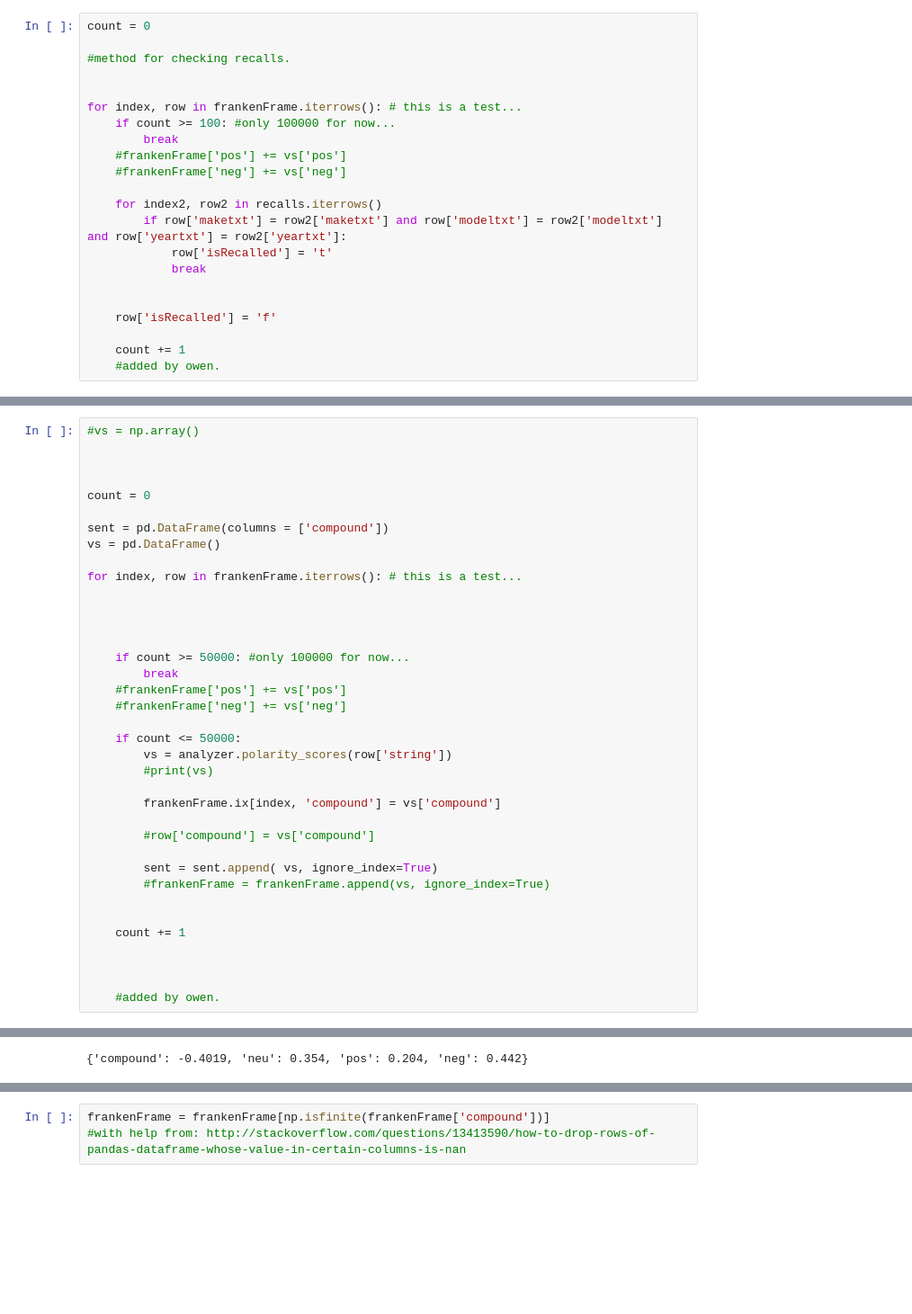
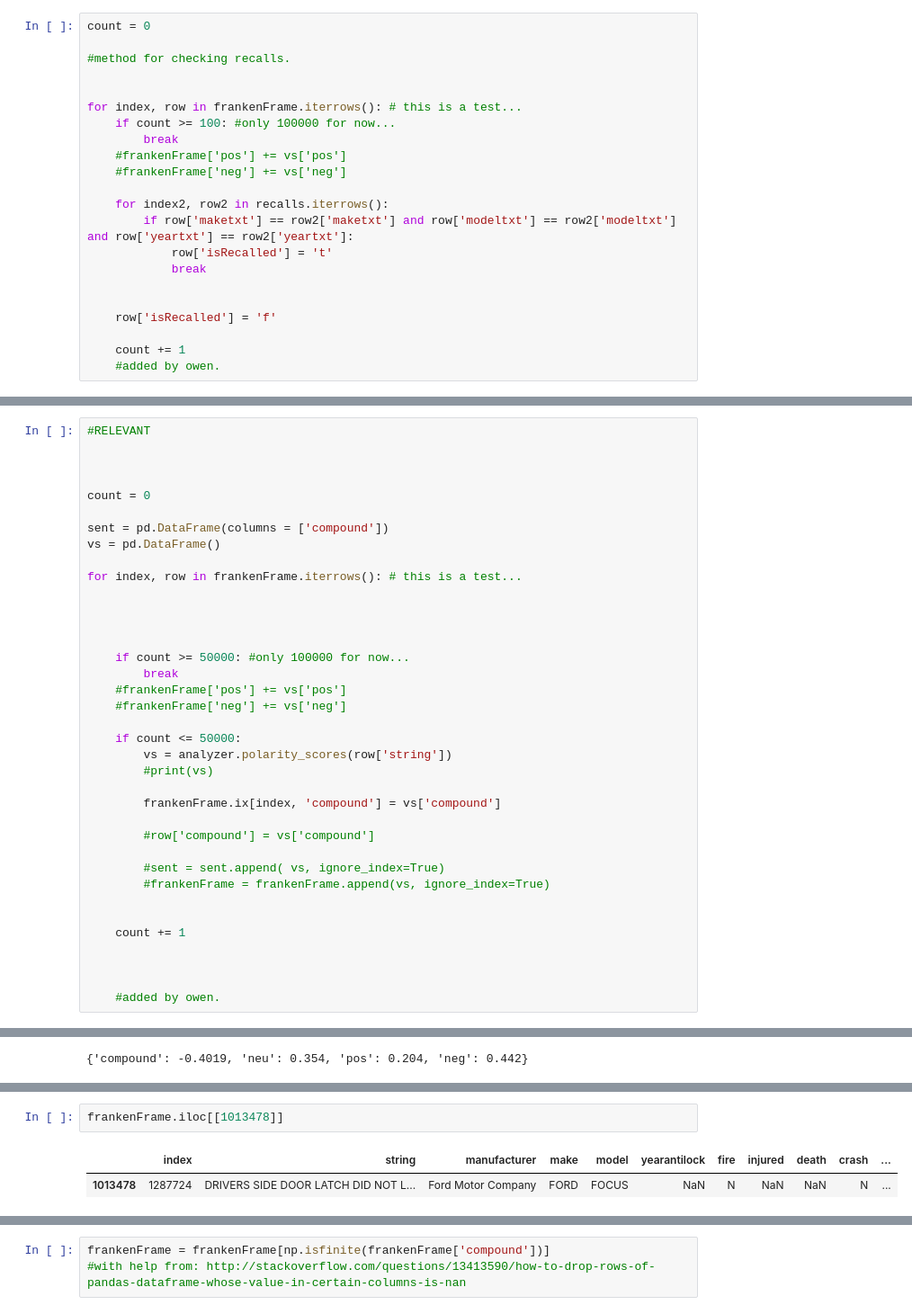
Before and after one commit to bmart847/RecallAnalysis, a Jupyter notebook: cars.ipynb, the cells around one changed output, grey strips where cells are left out. Shown at 90% size. Cells and saved outputs as stored; diff of their text form; blank space fills up the shorter version.

```diff
--- a/cars.ipynb
+++ b/cars.ipynb
@@ -204,8 +208,8 @@ for index, row in frankenFrame.iterrows(): # this is a test...
     #frankenFrame['pos'] += vs['pos']
     #frankenFrame['neg'] += vs['neg']
 
-    for index2, row2 in recalls.iterrows()
-        if row['maketxt'] = row2['maketxt'] and row['modeltxt'] = row2['modeltxt'] and row['yeartxt'] = row2['yeartxt']:
+    for index2, row2 in recalls.iterrows():
+        if row['maketxt'] == row2['maketxt'] and row['modeltxt'] == row2['modeltxt'] and row['yeartxt'] == row2['yeartxt']:
             row['isRecalled'] = 't'
             break
 
@@ -223,5 +223,5 @@ STRESS CRACKS AROUND FRONT PLASTIC HINGE.  TT
 # %%
-#vs = np.array()
+#RELEVANT
 
 
 
@@ -248,7 +248,7 @@ for index, row in frankenFrame.iterrows(): # this is a test...
 
         #row['compound'] = vs['compound']
 
-        sent = sent.append( vs, ignore_index=True)
+        #sent = sent.append( vs, ignore_index=True)
         #frankenFrame = frankenFrame.append(vs, ignore_index=True)
 
 
@@ -882,0 +917,5 @@ testSent
+# %%
+frankenFrame.iloc[[1013478]]
+# %% [output]
+|  | index | string | manufacturer | make | model | yearantilock | fire | injured | death | crash | ... |
+| 1013478 | 1287724 | DRIVERS SIDE DOOR LATCH DID NOT L... | Ford Motor Company | FORD | FOCUS | NaN | N | NaN | NaN | N | ... |
```
Also changed, not shown: parts of 11 cells of this notebook.
